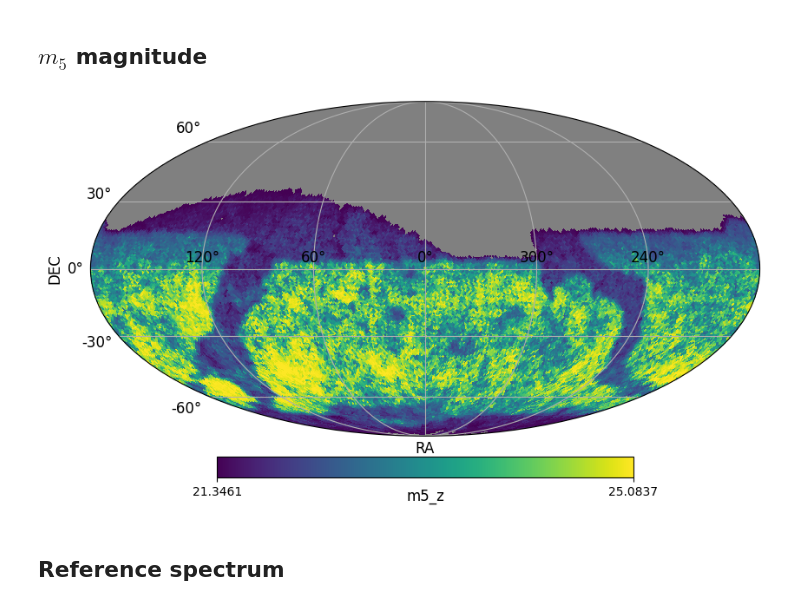
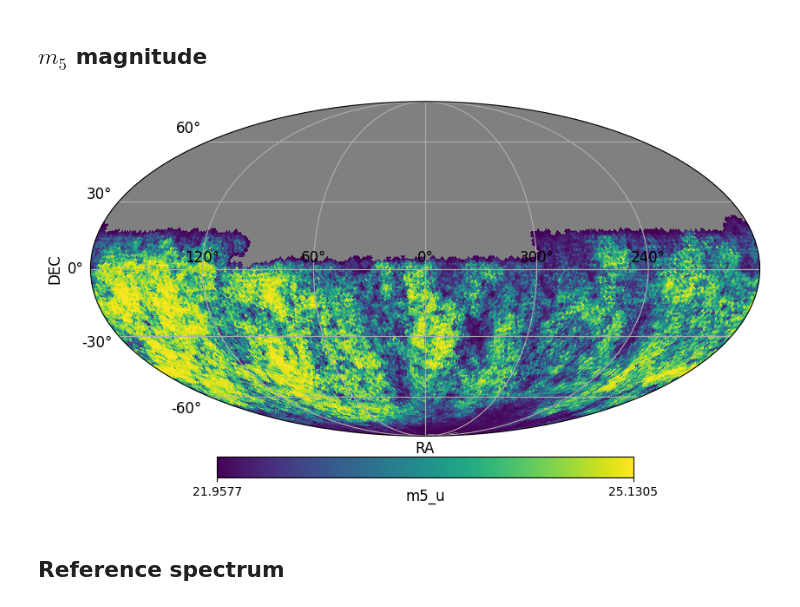
Before and after one commit to johannct/M2_Stage_Code, a Jupyter notebook: Simulation/A_Study_m5_CorrectionGeneration.ipynb, the cells around one changed output. Drawn from its saved outputs; the diff is of its cells as text; code cells hidden in the pictures.

```diff
--- a/Simulation/A_Study_m5_CorrectionGeneration.ipynb
+++ b/Simulation/A_Study_m5_CorrectionGeneration.ipynb
@@ -31,14 +31,14 @@ Theorical number of sources in one pixel : 1000000
 # %%
 DIR_m5 = '../data/'
 FILE = DIR_m5 + "baseline_v5.0.0_10yrs_summary.hdf5"
 dm = DepthMapper.read_hdf(FILE)
 dm.select_year(1)
-band = 'z'
+band = 'u'
 dm.select_band(band)
 dm.set_mask()
 dm.plot()
 # %% [output]
-[figure, old version]
+[figure, new version]
 # %% [markdown]
 ## Reference spectrum
 # %%
```
Also changed, not shown: parts of 11 cells of this notebook, 2 other files.
